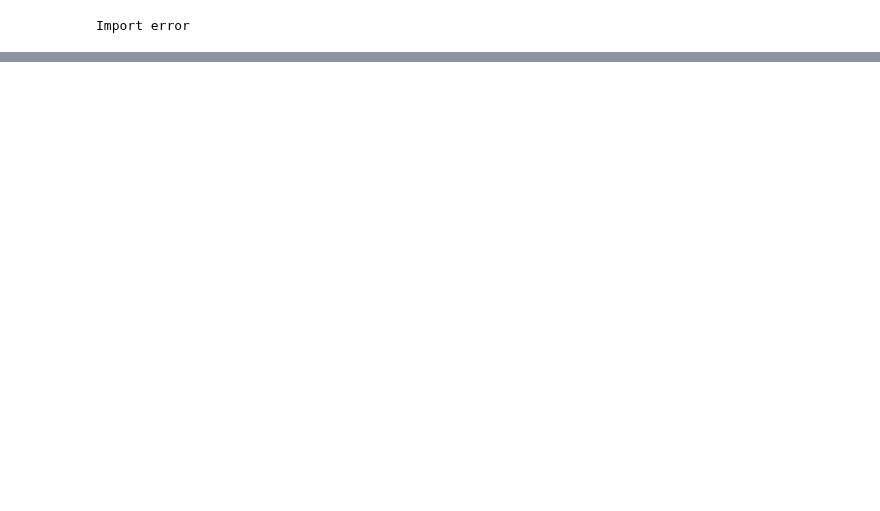
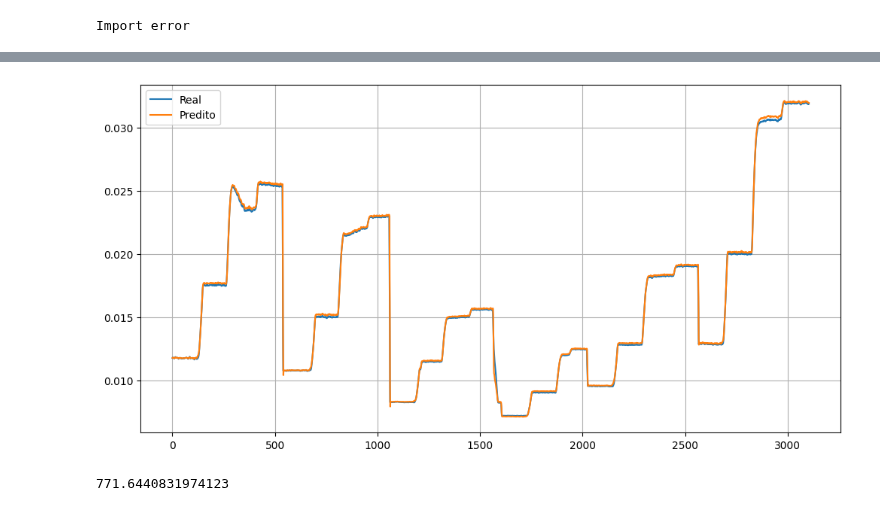
Before and after one commit to Miguel-mmf/smart-automation, a Jupyter notebook: ava02/pt2/modelo.ipynb, the cells around one changed output, grey strips where cells are left out. Cells and saved outputs as stored; diff of their text form; code cells hidden in the pictures; blank space fills up the shorter version.

```diff
--- a/ava02/pt2/modelo.ipynb
+++ b/ava02/pt2/modelo.ipynb
@@ -278,0 +156,9 @@ model.save('modelo_RNA.h5')
+# %%
+df_normalized = df.div(nor)
+# %%
+data = np.array(df_normalized)
+# %%
+X = data[:, 0:4]
+y = data[:, 4:]
+# %%
+y_teste = model.predict(X)
@@ -278,0 +167,13 @@ model.save('modelo_RNA.h5')
+# %%
+plt.figure(figsize=(12, 6))
+plt.plot(y, label='Real')
+plt.plot(y_teste, label='Predito')
+plt.legend()
+plt.grid()
+plt.show()
+# %% [output]
+[figure, added]
+# %%
+nor[0][4]
+# %% [output]
+771.6440831974123
```
Also changed, not shown: parts of 26 cells of this notebook.
